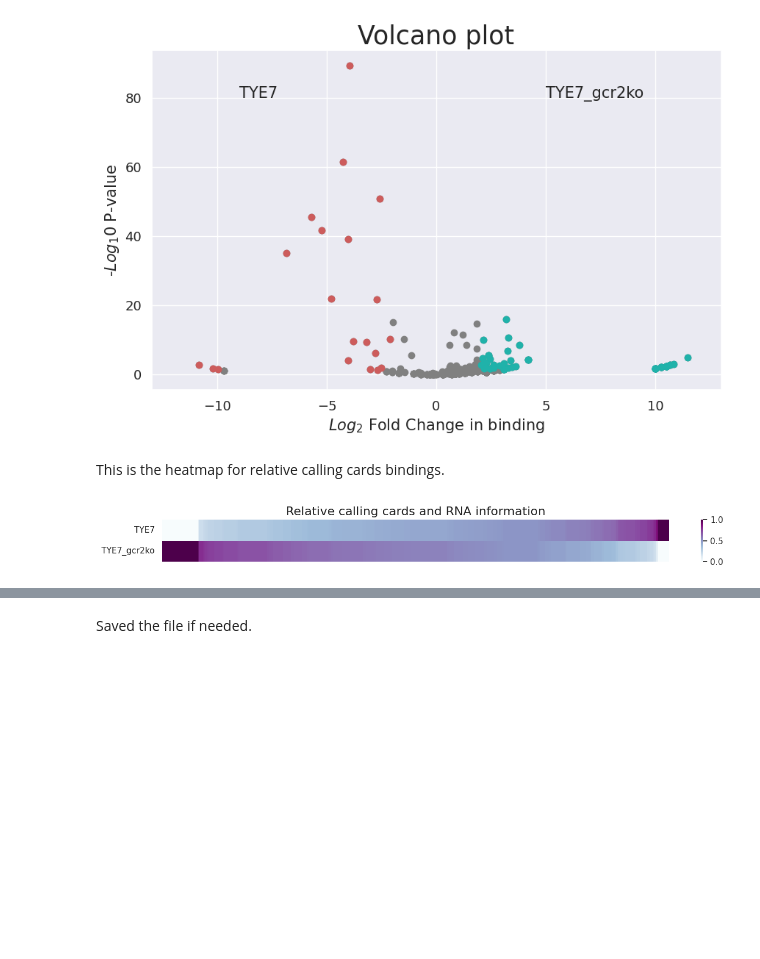
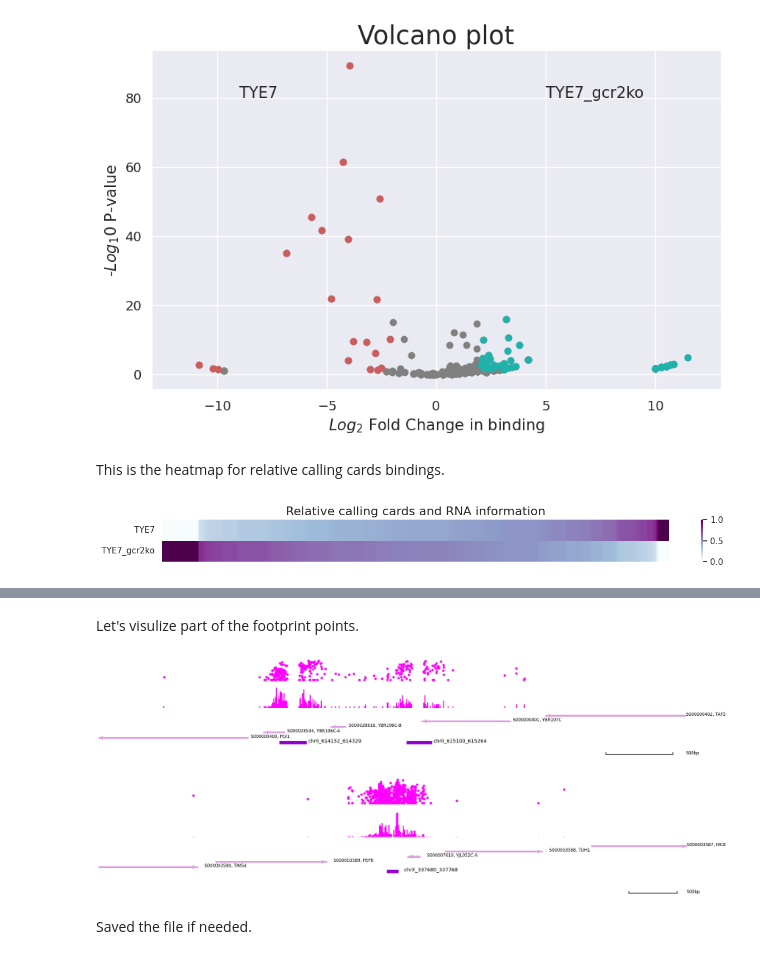
Before and after one commit to The-Mitra-Lab/pycallingcards, a Jupyter notebook: docs/tutorials/notebooks/yeast.ipynb, the cells around one changed output, grey strips where cells are left out. Drawn from its saved outputs; the diff is of its cells as text; code cells hidden in the pictures; blank space fills up the shorter version.

```diff
--- a/docs/tutorials/notebooks/yeast.ipynb
+++ b/docs/tutorials/notebooks/yeast.ipynb
@@ -291,0 +333,3 @@ cc.pl.heatmap(adata_cc, figsize=(15,1))
+# %%
+footprint_bed = cc.tl.footprint(peak_data,qbed_data,return_bed = True,delete_unfound = True)
+footprint_bed[0:10]
@@ -292,3 +348,13 @@ cc.pl.heatmap(adata_cc, figsize=(15,1))
+# %% [markdown]
+Let's visulize part of the footprint points.
+# %%
+cc.pl.draw_area("chrII", 613790, 616171,1000, footprint_bed, qbed_data,"sacCer3",
+                key = "Index",insertionkey = "group", figsize = (30,5),peak_line = 1, bins = 600, example_length=500,color = "purple")
+cc.pl.draw_area("chrX",337680, 337768, 3000, footprint_bed, qbed_data,"sacCer3",
+                key = "Index",insertionkey = "group", figsize = (30,6),peak_line = 3, bins = 600, example_length=500,color = "purple")
+# %% [output]
+[figure, added]
+[figure, added]
 # %% [markdown]
 Saved the file if needed.
 # %%
```
Also changed, not shown: parts of 9 cells of this notebook, 12 other files.
